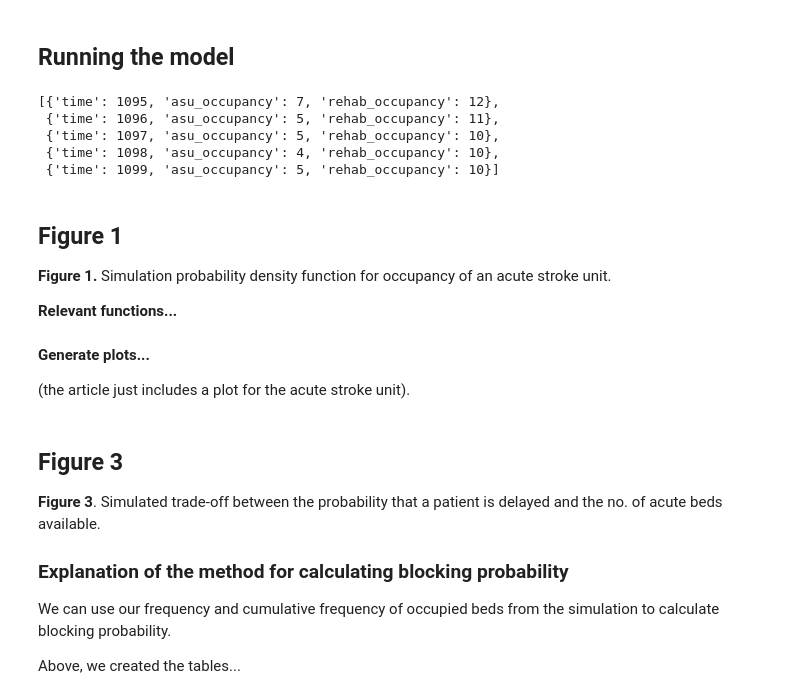
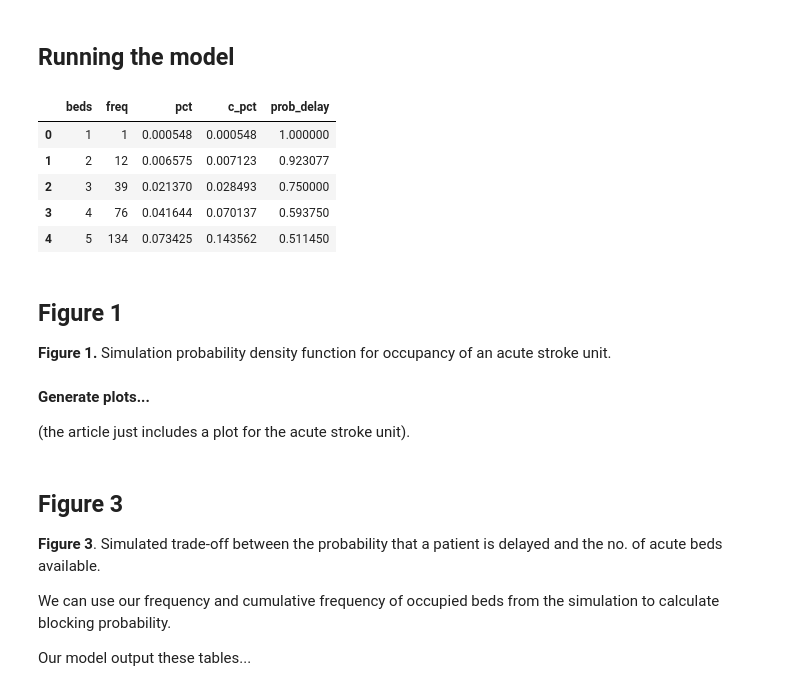
Before and after one commit to pythonhealthdatascience/pydesrap_stroke, a Jupyter notebook: notebooks/analysis.ipynb, the cells around one changed output. Cells and saved outputs as stored; diff of their text form; code cells hidden in the pictures.

Commit message:
refactor(occupancy)/feat(replications): create Runner to run multiple replications, and move creation of occupancy table to Runner

```diff
--- a/notebooks/analysis.ipynb
+++ b/notebooks/analysis.ipynb
@@ -23,9 +20,14 @@ model.run()
-# %%
-# Preview some of the results
-model.audit_list[0:5]
-# %% [output]
-[{'time': 1095, 'asu_occupancy': 7, 'rehab_occupancy': 12},
- {'time': 1096, 'asu_occupancy': 5, 'rehab_occupancy': 11},
- {'time': 1097, 'asu_occupancy': 5, 'rehab_occupancy': 10},
- {'time': 1098, 'asu_occupancy': 4, 'rehab_occupancy': 10},
- {'time': 1099, 'asu_occupancy': 5, 'rehab_occupancy': 10}]
+# %%
+# Set up runner
+runner = Runner(param=Param(cores=8))
+# %%
+# Run once and preview results
+single_results = runner.run_single(run=0)
+single_results["asu"].head()
+# %% [output]
+|  | beds | freq | pct | c_pct | prob_delay |
+| 0 | 1 | 1 | 0.000548 | 0.000548 | 1.000000 |
+| 1 | 2 | 12 | 0.006575 | 0.007123 | 0.923077 |
+| 2 | 3 | 39 | 0.021370 | 0.028493 | 0.750000 |
+| 3 | 4 | 76 | 0.041644 | 0.070137 | 0.593750 |
+| 4 | 5 | 134 | 0.073425 | 0.143562 | 0.511450 |
@@ -33,5 +38,3 @@ model.audit_list[0:5]
 ## Figure 1
 
 **Figure 1.** Simulation probability density function for occupancy of an acute stroke unit.
-
-**Relevant functions...**
@@ -137,8 +97,6 @@ plot_occupancy_freq(rehab_occupancy, unit="rehab",
 
 **Figure 3**. Simulated trade-off between the probability that a patient is delayed and the no. of acute beds available.
 
-### Explanation of the method for calculating blocking probability
-
 We can use our frequency and cumulative frequency of occupied beds from the simulation to calculate blocking probability.
 
-Above, we created the tables...
+Our model output these tables...
```
Also changed, not shown: parts of 10 cells of this notebook, 2 other files.
